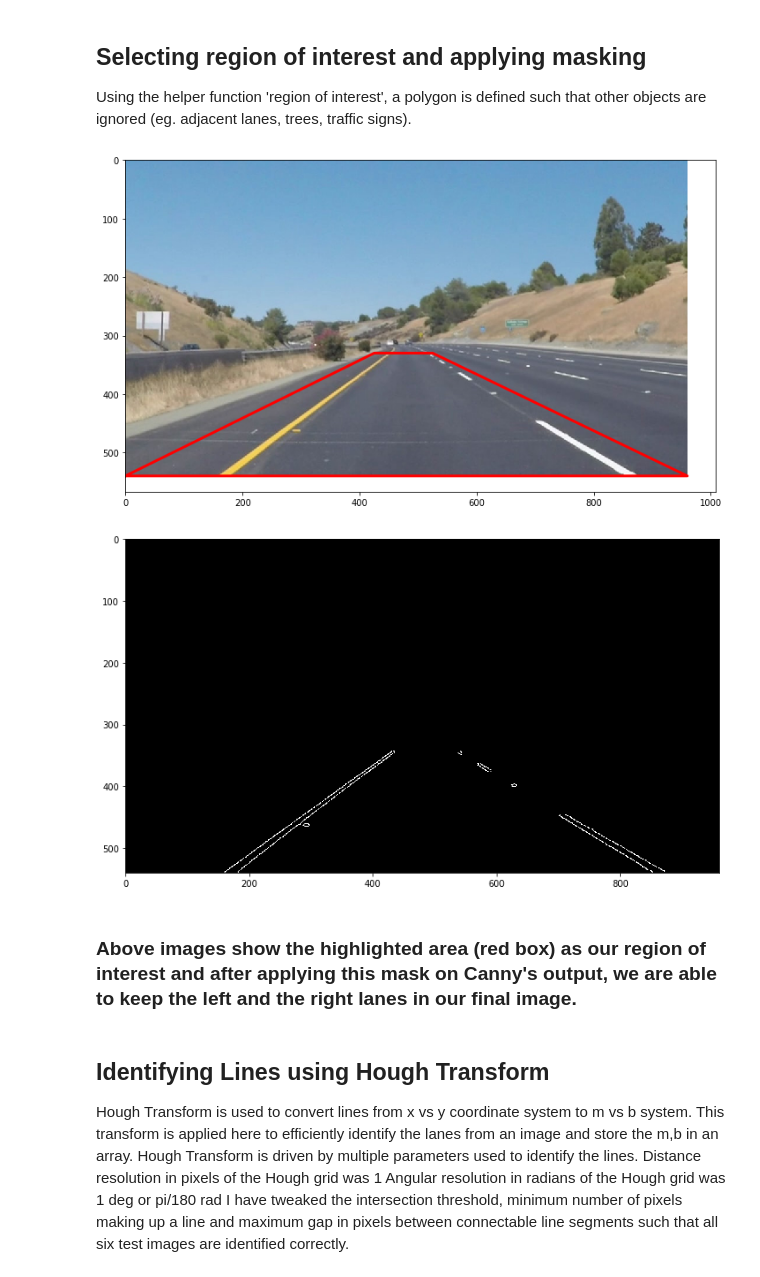
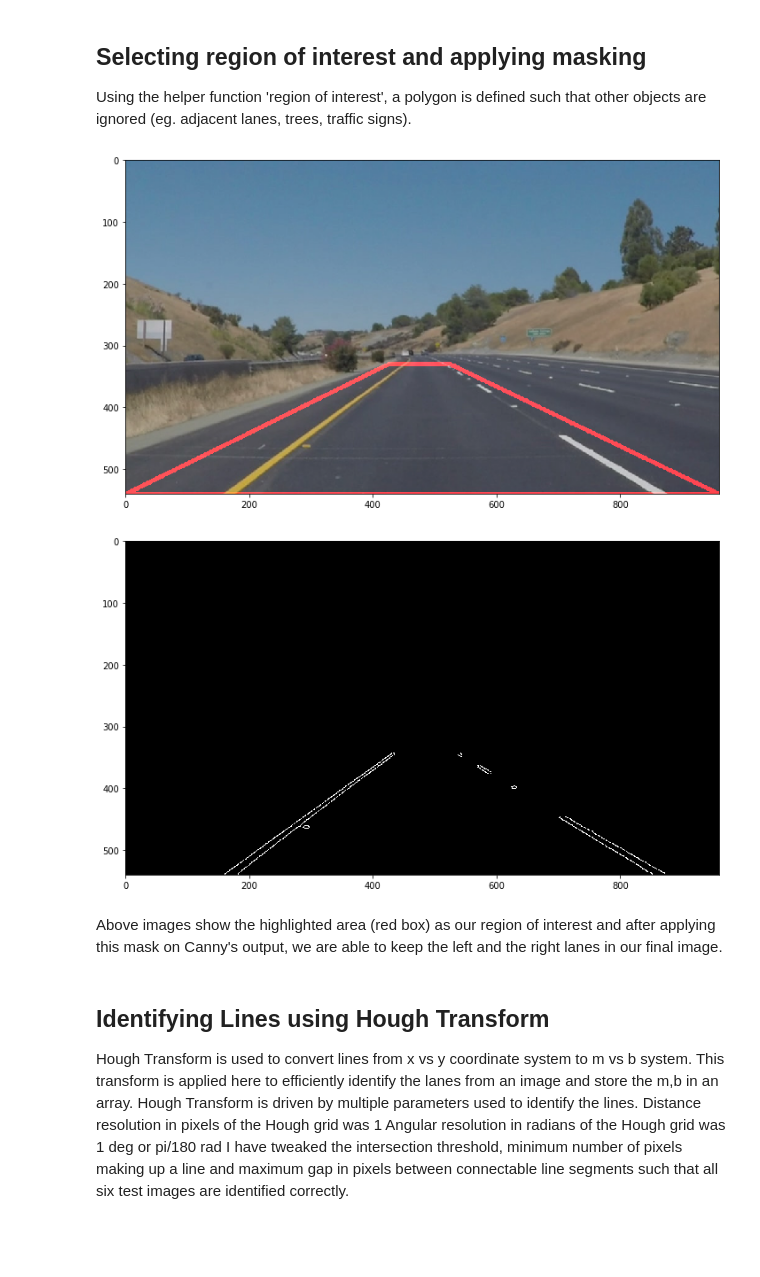
Before and after one commit to gauravagnihotri/sd_car_lane_detect, a Jupyter notebook: SDC_Car_Lane_Detect.ipynb, the cells around one changed output. Saved outputs shown, nothing was run; the diff lists cells and outputs as text; code cells hidden in the pictures; blank space fills up the shorter version.

Commit message:
Added a better region of interest image. Added conclusion to the README.md file. Code runs well for all the required problems. All files are attached

```diff
--- a/SDC_Car_Lane_Detect.ipynb
+++ b/SDC_Car_Lane_Detect.ipynb
@@ -134,38 +134,47 @@ def region_of_interest(img, vertices):
     """
     #defining a blank mask to start with
     mask = np.zeros_like(img)
 
     #defining a 3 channel or 1 channel color to fill the mask with depending on the input image
     if len(img.shape) > 2:
         channel_count = img.shape[2]  # i.e. 3 or 4 depending on your image
         ignore_mask_color = (255,) * channel_count
     else:
         ignore_mask_color = 255
 
     #filling pixels inside the polygon defined by "vertices" with the fill color
     cv2.fillPoly(mask, vertices, ignore_mask_color)
 
     #returning the image only where mask pixels are nonzero
     masked_image = cv2.bitwise_and(img, mask)
     return masked_image
 
 imshape = image.shape
 vertices = np.array([[(0,imshape[0]),(425, 330), (525, 330), (imshape[1],imshape[0])]], dtype=np.int32)
 masked_edges = region_of_interest(edges, vertices)
 fig = plt.figure(figsize=(12,13))
 plt.imshow(image)
 x = [0, 425 , 525 , imshape[1],0]
 y = [imshape[0], 330,330,imshape[0],imshape[0]]
-plt.plot(x, y, 'r', lw=3)
+#plt.plot(x, y, 'r', lw=3)
+overlayed_image1 = np.zeros((image.shape[0], image.shape[1], 3), dtype=np.uint8)
+overlayed_image1 = cv2.line(overlayed_image1, (x[0], y[0]), (x[1], y[1]), color=[255, 0, 0], thickness=5)
+overlayed_image1 = cv2.line(overlayed_image1, (x[1], y[1]), (x[2], y[2]), color=[255, 0, 0], thickness=5)
+overlayed_image1 = cv2.line(overlayed_image1, (x[2], y[2]), (x[3], y[3]), color=[255, 0, 0], thickness=5)
+overlayed_image1 = cv2.line(overlayed_image1, (x[3], y[3]), (x[4], y[4]), color=[255, 0, 0], thickness=5)
+overlayed_image1 = cv2.addWeighted(image, 0.8, overlayed_image1, 1, 0.0)
+plt.imshow(overlayed_image1)
+export_image = Image.fromarray(overlayed_image1)
+export_image.save("readme_ref/region_of_interest_red.jpeg")
 fig = plt.figure(figsize=(12,13))
 plt.imshow(masked_edges, cmap='gray')
 export_image = Image.fromarray(masked_edges)
 export_image.save("readme_ref/masked_edges.jpeg")
 # %% [output]
-[figure, old version]
+[figure, new version]
 [figure]
 # %% [markdown]
-### Above images show the highlighted area (red box) as our region of interest and after applying this mask on Canny's output, we are able to keep the left and the right lanes in our final image.
+Above images show the highlighted area (red box) as our region of interest and after applying this mask on Canny's output, we are able to keep the left and the right lanes in our final image.
 # %% [markdown]
 ## Identifying Lines using Hough Transform
 Hough Transform is used to convert lines from x vs y coordinate system to m vs b system.
```
Also changed, not shown: parts of 13 cells of this notebook, 2 other files.
